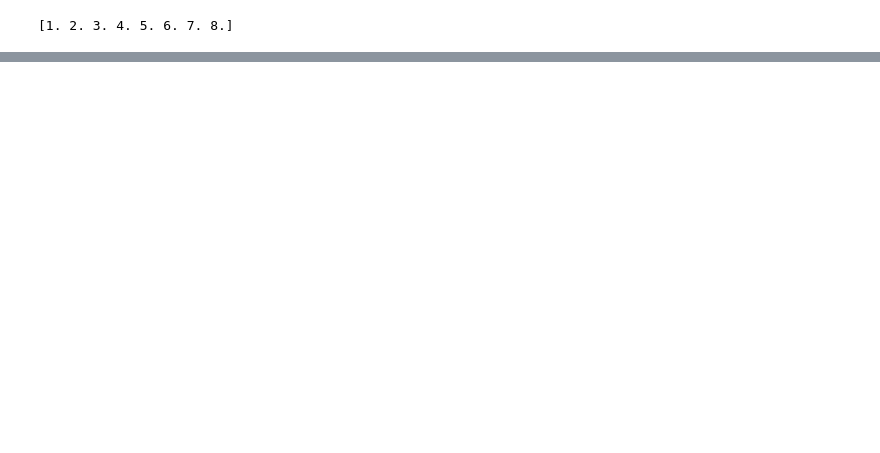
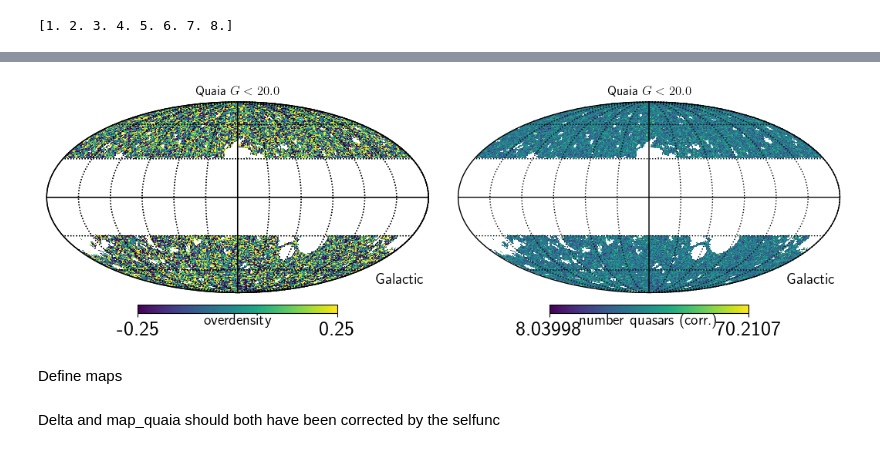
Before and after one commit to abbyw24/lss-dipoles, a Jupyter notebook: notebooks/2024-06-05_pseudo-Cells.ipynb, the cells around one changed output, grey strips where cells are left out. Drawn from its saved outputs; the diff is of its cells as text; code cells hidden in the pictures; blank space fills up the shorter version.

```diff
--- a/notebooks/2024-06-05_pseudo-Cells.ipynb
+++ b/notebooks/2024-06-05_pseudo-Cells.ipynb
@@ -293,0 +312,16 @@ print(nl_coupled.shape, nl_coupled[0,:5])
+# %%
+fig = plt.figure(figsize=(16,3))
+map_masked = delta*mask_b
+map_masked[map_masked==0] = hp.UNSEEN
+hp.mollview(map_masked, coord=['C','G'], min=-0.25, max=0.25, badcolor='w', fig=fig, sub=(1,3,1),
+            unit='overdensity', title=rf'Quaia $G<{d.maglim}$')
+hp.graticule()
+hp.mollview(nmap/mask, coord=['C','G'],
+            #min=-0.25, max=0.25,
+            badcolor='w', fig=fig, sub=(1,3,2),
+            unit='number quasars (corr.)', title=rf'Quaia $G<{d.maglim}$')
+hp.graticule()
+# %% [output]
+[figure, added]
+# %% [markdown]
+Define maps
@@ -293,0 +331,2 @@ print(nl_coupled.shape, nl_coupled[0,:5])
+# %% [markdown]
+Delta and map_quaia should both have been corrected by the selfunc
```
Also changed, not shown: parts of 30 cells of this notebook, 1 other file.
